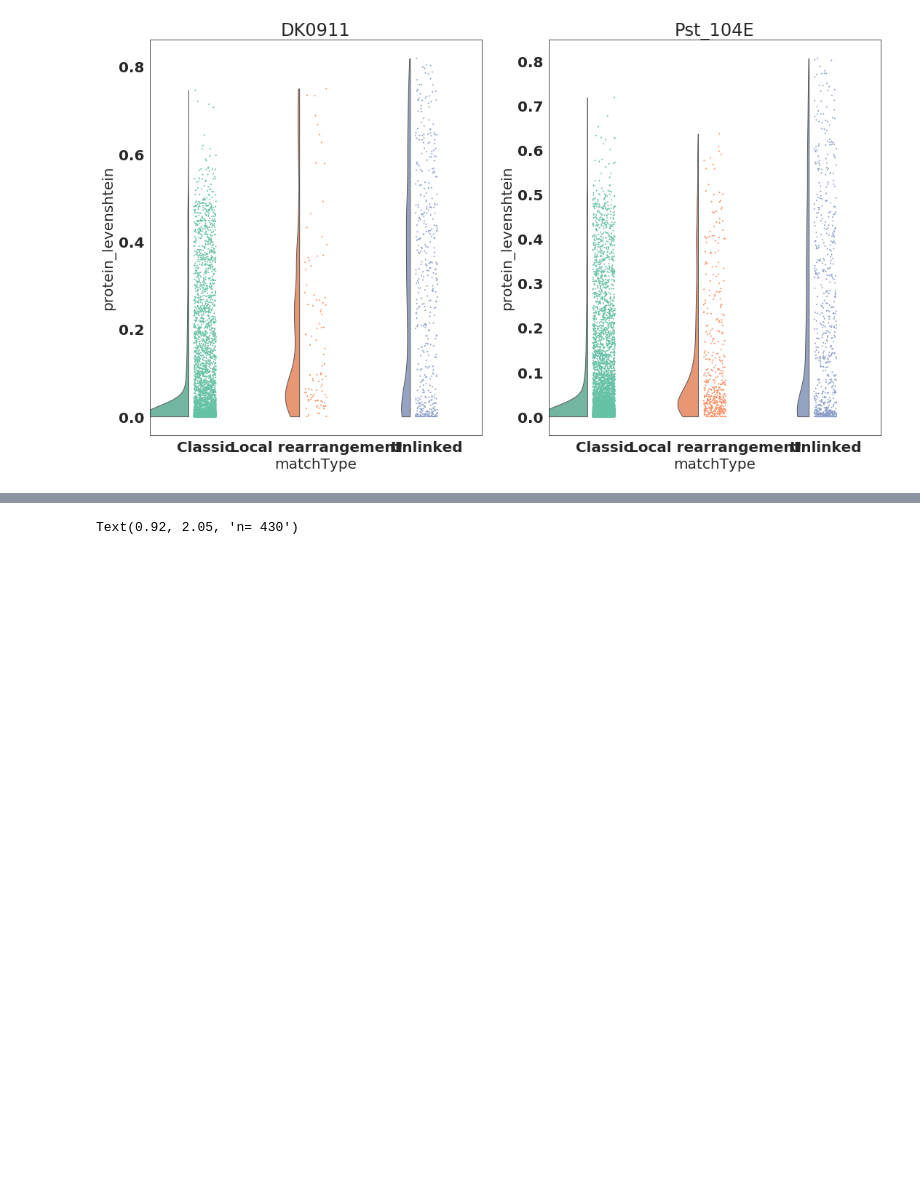
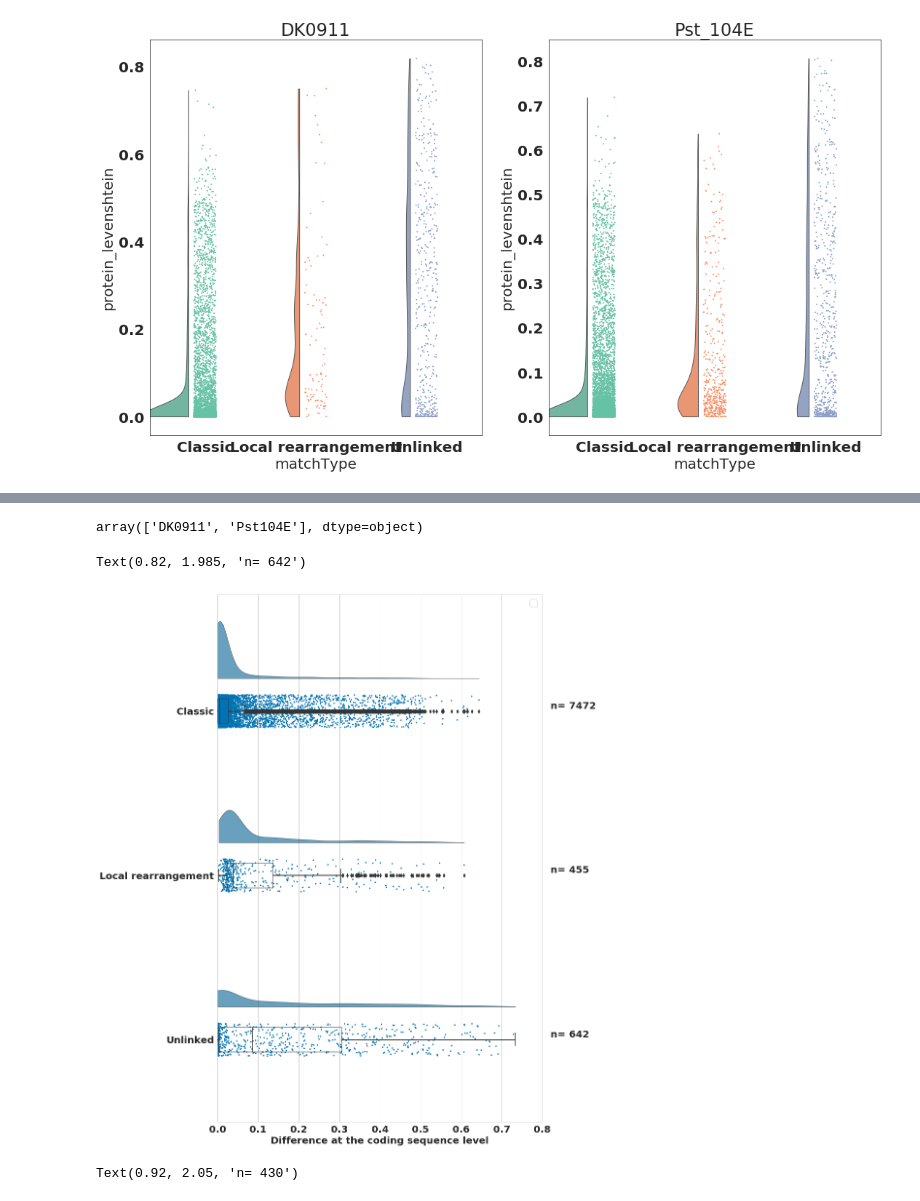
Before and after one commit to Team-Schwessinger/DK_0911-1, a Jupyter notebook: scripts/Quick_analysis_off_allele_status_in_different_Psts.ipynb, the cells around one changed output, grey strips where cells are left out. Cells and saved outputs as stored; diff of their text form; code cells hidden in the pictures; blank space fills up the shorter version.

```diff
--- a/scripts/Quick_analysis_off_allele_status_in_different_Psts.ipynb
+++ b/scripts/Quick_analysis_off_allele_status_in_different_Psts.ipynb
@@ -437,0 +438,4 @@ Text(0.82, 2.05, 'n= 434')
+# %%
+Merged_df.strain.unique()
+# %% [output]
+array(['DK0911', 'Pst104E'], dtype=object)
@@ -438,3 +444,42 @@ Text(0.82, 2.05, 'n= 434')
+# %%
+f, ax = plt.subplots(1, 1, figsize=(12,20))
+
+dx='matchType'; dy='cds_levenshtein'; dhue = "strain"; ort="h"; sigma = .2
+order = ['Classic alleles','Alleles with local rearrangement','Unlinked alleles',]
+pt.RainCloud(x = dx, y = dy,  data = Merged_df[Merged_df.strain == 'Pst104E'].sort_values(['strain', dx], ascending=[False, True]), palette = [pallete[0], pallete[0],pallete[0]] , bw = sigma,
+                 width_viol = .7, figsize = (12,20), orient = ort, alpha = .65, dodge = True, ax=ax)
+sns.set_style("whitegrid")
+#plt.yticks([])
+plt.legend('')
+plt.xlim(0, 0.8)
+plt.ylabel('')
+plt.xlabel('Difference at the coding sequence level',fontdict = {'family' : 'normal',
+        'weight' : 'bold',
+        'size'   : 20})
+
+
+
+number = len(Merged_df[(Merged_df['matchType'] == 'Classic') & (Merged_df['strain'] == 'Pst104E') &(Merged_df[dy] > 0)])
+number2 = len(Merged_df[(Merged_df['matchType'] == 'Classic') & (Merged_df['strain'] == 'DK0911') &(Merged_df['cds_levenshtein'] > 0)])
+number3 = len(Merged_df[(Merged_df['matchType'] == 'Local rearrangement') & (Merged_df['strain'] == 'Pst104E') &(Merged_df[dy] > 0)])
+number4 = len(Merged_df[(Merged_df['matchType'] == 'Local rearrangement') & (Merged_df['strain'] == 'DK0911') &(Merged_df[dy] > 0)])
+number5 = len(Merged_df[(Merged_df['matchType'] == 'Unlinked') & (Merged_df['strain'] == 'Pst104E') &(Merged_df[dy] > 0)])
+number6 = len(Merged_df[(Merged_df['matchType'] == 'Unlinked') & (Merged_df['strain'] == 'DK0911') &(Merged_df[dy] > 0)])
+
+
+plt.text(0.82, -0.015, 'n= %i' % number)
+#plt.text(0.82, 0.05, 'n= %i' % number2)
+
+
+plt.text(0.82, 1-0.015, 'n= %i' % number3)
+#plt.text(0.82, 1+0.05, 'n= %i' % number4)
+
+
+plt.text(0.82, 2-0.015, 'n= %i' % number5)
+#plt.text(0.82, 2+0.05, 'n= %i' % number6)
+# %% [output]
+Text(0.82, 1.985, 'n= 642')
+[figure, added]
 # %%
 f, ax = plt.subplots(1, 1, figsize=(12,20))
 
```
Also changed, not shown: parts of 2 cells of this notebook, 2 other files.
